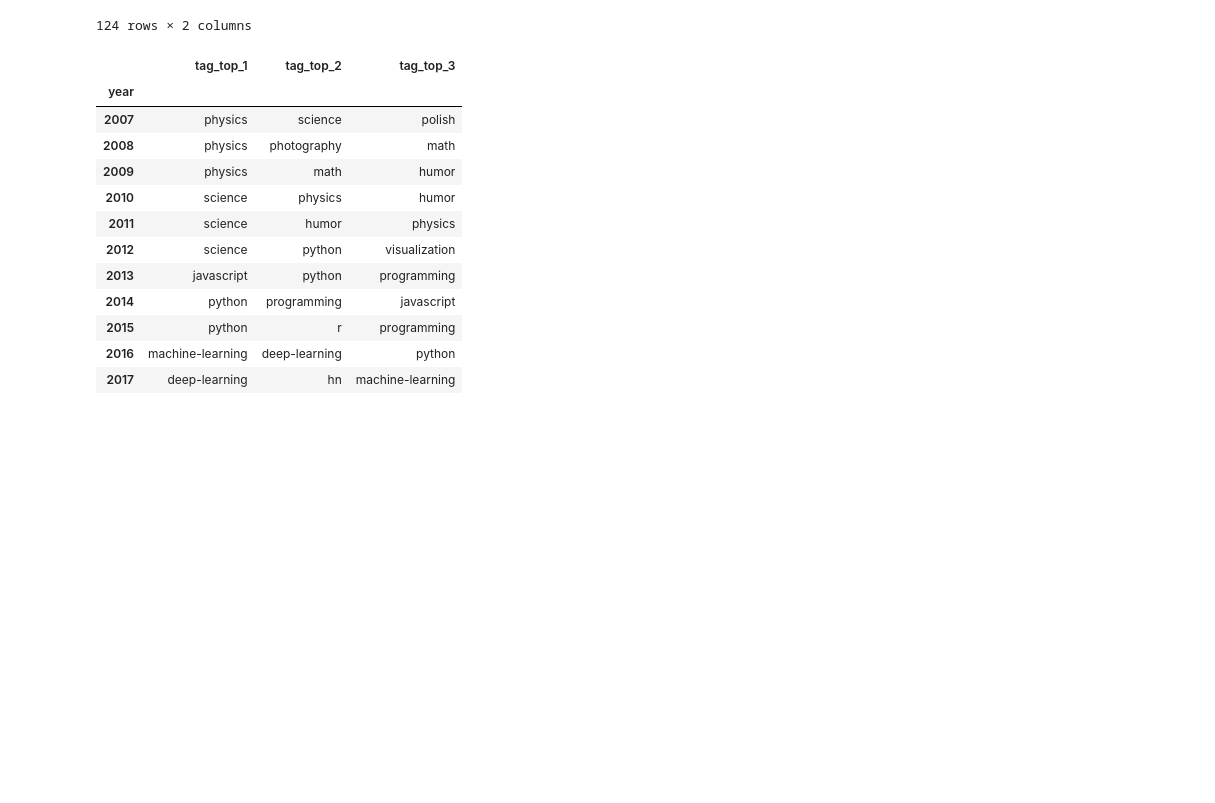
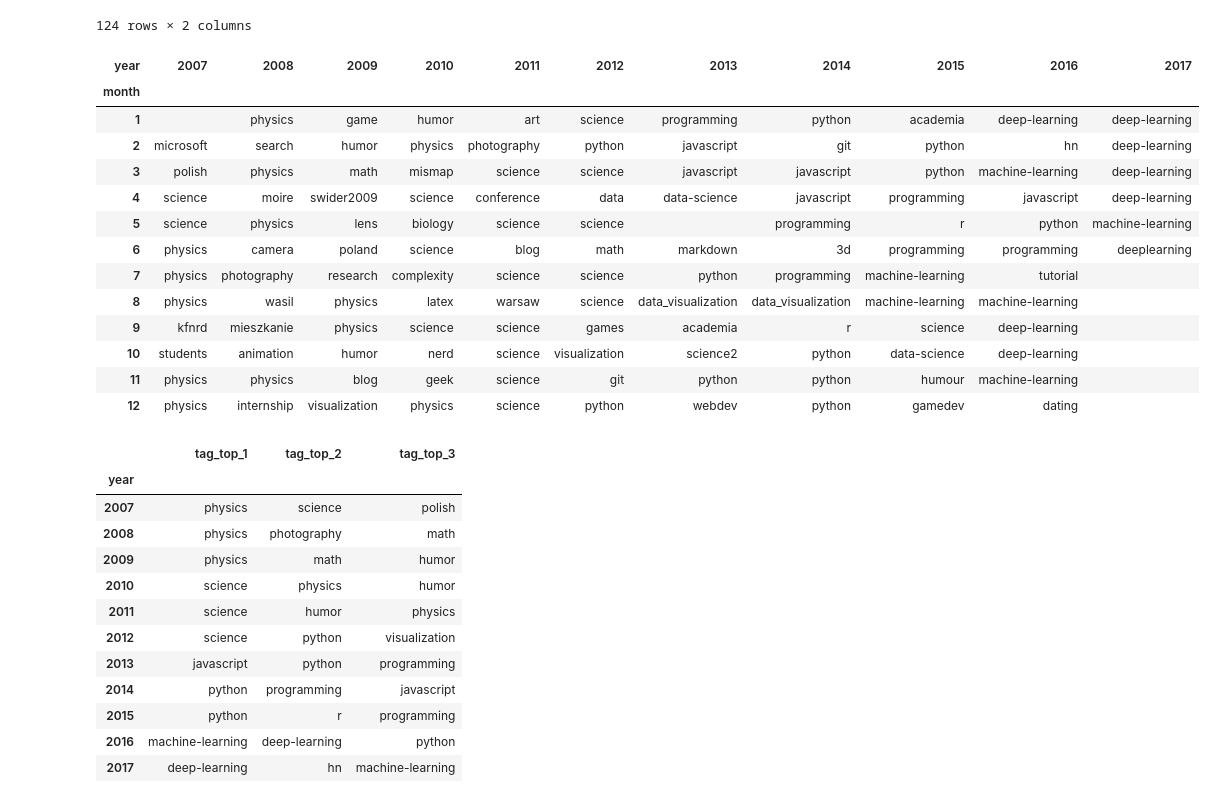
Before and after one commit to stared/random_data_explorations, a Jupyter notebook: 201706_my_pinboard_links/1_topic_popularity.ipynb, the cells around one changed output. Drawn from its saved outputs; the diff is of its cells as text; code cells hidden in the pictures; blank space fills up the shorter version.

Commit message:
month year top tag table

```diff
--- a/201706_my_pinboard_links/1_topic_popularity.ipynb
+++ b/201706_my_pinboard_links/1_topic_popularity.ipynb
@@ -204,6 +216,26 @@ tagtime.groupby(['year', 'month', 'tag']).size().reset_index().rename(columns={0
 |  | 5 | machine-learning | 14 |
 |  | 6 | deeplearning | 9 |
 124 rows × 2 columns
+# %%
+tagtime.groupby(['year', 'month', 'tag']).size().reset_index().rename(columns={0: 'count'}) \
+  .sort_values(by='count', ascending=False).groupby(['year', 'month']).first() \
+  .reset_index() \
+  .pivot_table(values='tag', index=['month'], columns=['year'], aggfunc='first', fill_value="")
+# %% [output]
+| year | 2007 | 2008 | 2009 | 2010 | 2011 | 2012 | 2013 | 2014 | 2015 | 2016 | 2017 |
+| month |  |  |  |  |  |  |  |  |  |  |  |
+| 1 |  | physics | game | humor | art | science | programming | python | academia | deep-learning | deep-learning |
+| 2 | microsoft | search | humor | physics | photography | python | javascript | git | python | hn | deep-learning |
+| 3 | polish | physics | math | mismap | science | science | javascript | javascript | python | machine-learning | deep-learning |
+| 4 | science | moire | swider2009 | science | conference | data | data-science | javascript | programming | javascript | deep-learning |
+| 5 | science | physics | lens | biology | science | science |  | programming | r | python | machine-learning |
+| 6 | physics | camera | poland | science | blog | math | markdown | 3d | programming | programming | deeplearning |
+| 7 | physics | photography | research | complexity | science | science | python | programming | machine-learning | tutorial |  |
+| 8 | physics | wasil | physics | latex | warsaw | science | data_visualization | data_visualization | machine-learning | machine-learning |  |
+| 9 | kfnrd | mieszkanie | physics | science | science | games | academia | r | science | deep-learning |  |
+| 10 | students | animation | humor | nerd | science | visualization | science2 | python | data-science | deep-learning |  |
+| 11 | physics | physics | blog | geek | science | git | python | python | humour | machine-learning |  |
+| 12 | physics | internship | visualization | physics | science | python | webdev | python | gamedev | dating |  |
 # %%
 z = tagtime.groupby(['year', 'tag']).size().reset_index().rename(columns={0: 'count'}) \
   .sort_values(by='count', ascending=False).groupby('year')
```
Also changed, not shown: parts of 3 cells of this notebook.
